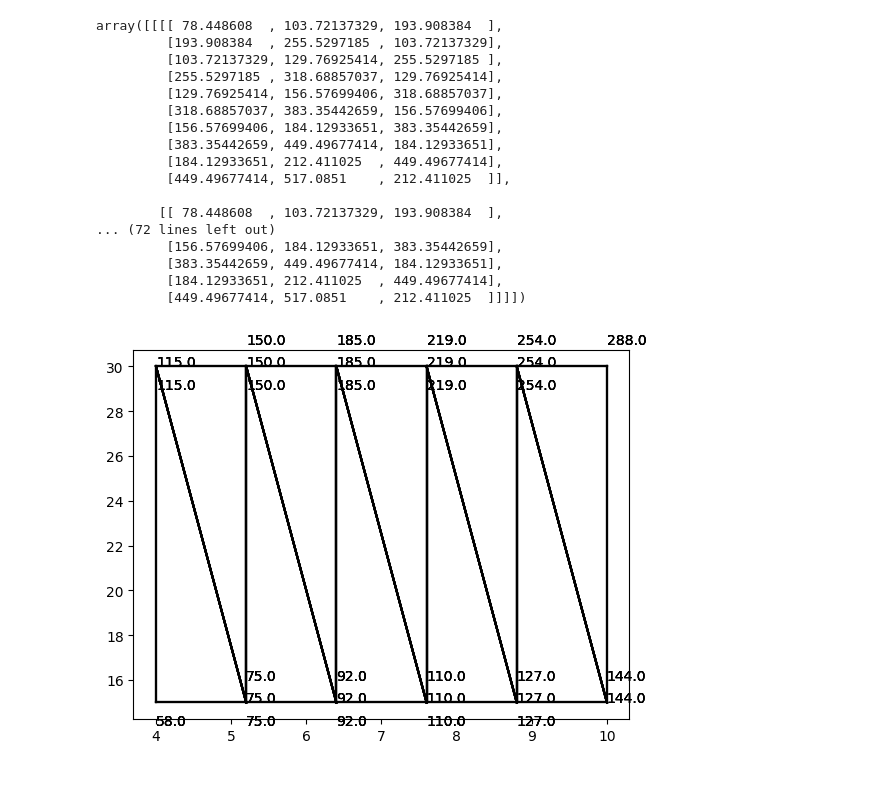
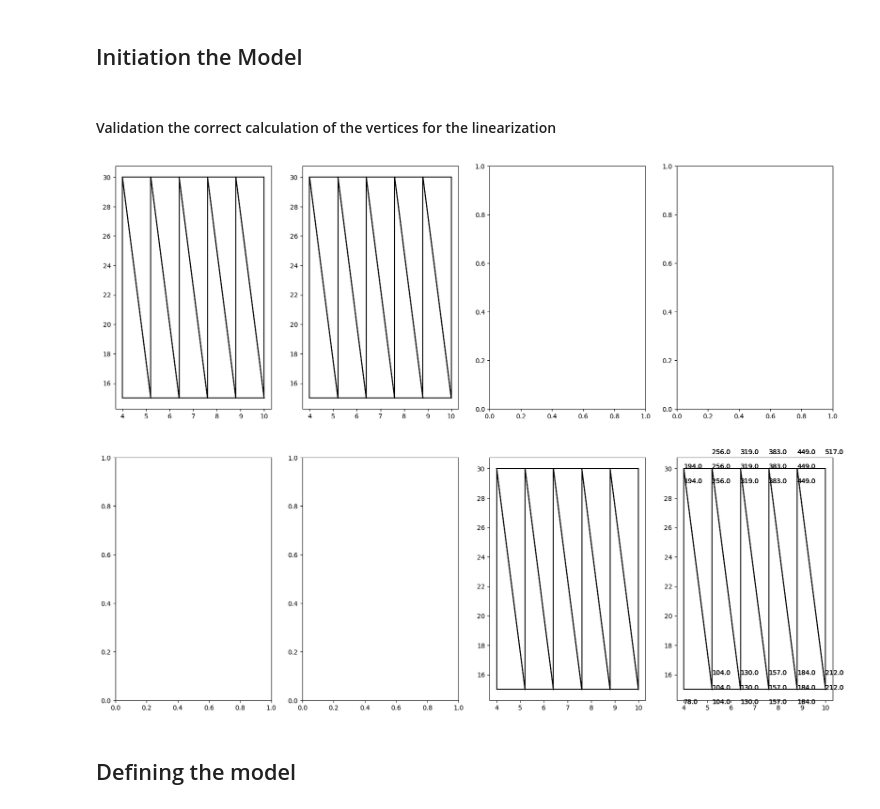
Before and after one commit to FredericWeiss/Seminar-Thesis, a Jupyter notebook: psh.ipynb, the cells around one changed output. Drawn from its saved outputs; the diff is of its cells as text; code cells hidden in the pictures; blank space fills up the shorter version.

```diff
--- a/psh.ipynb
+++ b/psh.ipynb
@@ -100,3 +153,5 @@ class PSH(Model):
+# %% [markdown]
+## Initiation the Model
 # %%
 # Creating a model instance
 psh = PSH()
@@ -166,37 +230,19 @@ psh.rho_values.loc[5:,] = -0.00001
-# %%
-psh.h_vertices = psh.head_vertices()
-psh.q_vertices = psh.discharge_vertices()
-psh.power_vertices()
-# %% [output]
-array([[[[ 78.448608  , 103.72137329, 193.908384  ],
-         [193.908384  , 255.5297185 , 103.72137329],
-         [103.72137329, 129.76925414, 255.5297185 ],
-         [255.5297185 , 318.68857037, 129.76925414],
-         [129.76925414, 156.57699406, 318.68857037],
-         [318.68857037, 383.35442659, 156.57699406],
-         [156.57699406, 184.12933651, 383.35442659],
-         [383.35442659, 449.49677414, 184.12933651],
-         [184.12933651, 212.411025  , 449.49677414],
-         [449.49677414, 517.0851    , 212.411025  ]],
-
-        [[ 78.448608  , 103.72137329, 193.908384  ],
-... (72 lines left out)
-         [156.57699406, 184.12933651, 383.35442659],
-         [383.35442659, 449.49677414, 184.12933651],
-         [184.12933651, 212.411025  , 449.49677414],
-         [449.49677414, 517.0851    , 212.411025  ]]]])
+# %% [markdown]
+#### Validation the correct calculation of the vertices for the linearization
 # %%
 # Validating, the calculated vertice values
-fig, ax = plt.subplots()
-for i in cascaded_reservoirs:
-    for j in hydro_units[i]:
-        for l in subregions:
-            ax.plot([h_vertices[i,j,l,0], h_vertices[i,j,l,1]], [q_vertices[i,j,l,0], q_vertices[i,j,l,1]], color='black')
-            ax.plot([h_vertices[i,j,l,1], h_vertices[i,j,l,2]], [q_vertices[i,j,l,1], q_vertices[i,j,l,2]], color='black')
-            ax.plot([h_vertices[i,j,l,2], h_vertices[i,j,l,0]], [q_vertices[i,j,l,2], q_vertices[i,j,l,0]], color='black')
+fig, ax = plt.subplots(nrows=2, ncols=4, figsize=(20,15))
+for i in psh.reservoirs:
+    for j in psh.hydro_unit_affiliation[i]:
+        for l in psh.subregions:
+            ax[i,j].plot([psh.h_vertices[i,j,l,0], psh.h_vertices[i,j,l,1]], [psh.q_vertices[i,j,l,0], psh.q_vertices[i,j,l,1]], color='black')
+            ax[i,j].plot([psh.h_vertices[i,j,l,1], psh.h_vertices[i,j,l,2]], [psh.q_vertices[i,j,l,1], psh.q_vertices[i,j,l,2]], color='black')
+            ax[i,j].plot([psh.h_vertices[i,j,l,2], psh.h_vertices[i,j,l,0]], [psh.q_vertices[i,j,l,2], psh.q_vertices[i,j,l,0]], color='black')
 
-            plt.annotate(round(power_vertices[i,j,l,0],0), xy=(h_vertices[i,j,l,0], q_vertices[i,j,l,0]), xytext=(h_vertices[i,j,l,0], q_vertices[i,j,l,0]-1))
-            plt.annotate(round(power_vertices[i,j,l,1],0), xy=(h_vertices[i,j,l,1], q_vertices[i,j,l,1]), xytext=(h_vertices[i,j,l,1], q_vertices[i,j,l,1]+1))
-            plt.annotate(round(power_vertices[i,j,l,2],0), xy=(h_vertices[i,j,l,2], q_vertices[i,j,l,2]), xytext=(h_vertices[i,j,l,2], q_vertices[i,j,l,2]))
+            plt.annotate(round(psh.p_vertices[i,j,l,0],0), xy=(psh.h_vertices[i,j,l,0], psh.q_vertices[i,j,l,0]), xytext=(psh.h_vertices[i,j,l,0], psh.q_vertices[i,j,l,0]-1))
+            plt.annotate(round(psh.p_vertices[i,j,l,1],0), xy=(psh.h_vertices[i,j,l,1], psh.q_vertices[i,j,l,1]), xytext=(psh.h_vertices[i,j,l,1], psh.q_vertices[i,j,l,1]+1))
+            plt.annotate(round(psh.p_vertices[i,j,l,2],0), xy=(psh.h_vertices[i,j,l,2], psh.q_vertices[i,j,l,2]), xytext=(psh.h_vertices[i,j,l,2], psh.q_vertices[i,j,l,2]))
 # %% [output]
-[figure, old version]
+[figure, new version]
+# %% [markdown]
+## Defining the model
```
Also changed, not shown: parts of 4 cells of this notebook.
